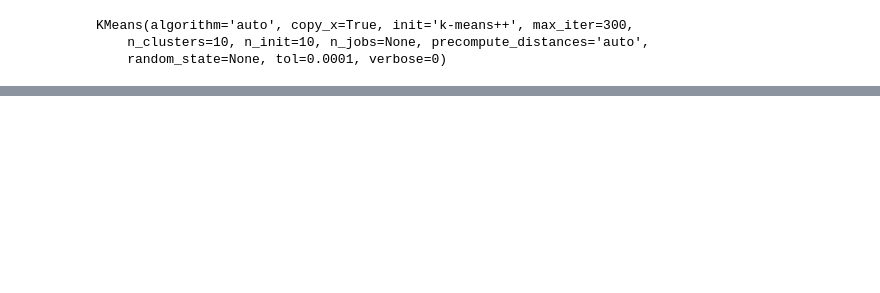
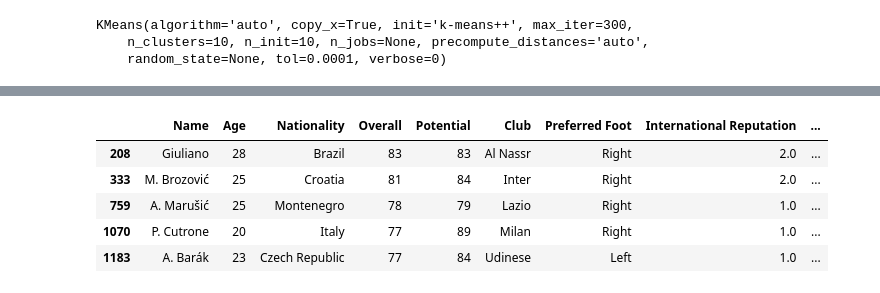
Before and after one commit to achmadwildan1888/Project-akhir-Data-analysis-and-machine-learning-model, a Jupyter notebook: machine learning model(K means)-checkpoint.ipynb, the cells around one changed output, grey strips where cells are left out. Saved outputs shown, nothing was run; the diff lists cells and outputs as text; code cells hidden in the pictures; blank space fills up the shorter version.

```diff
--- a/machine learning model(K means)-checkpoint.ipynb
+++ b/machine learning model(K means)-checkpoint.ipynb
@@ -119,0 +133,10 @@ PlotlyRequestError: No message
+# %%
+df['cluster'] = prediksi
+df[df.cluster == 1].head()
+# %% [output]
+|  | Name | Age | Nationality | Overall | Potential | Club | Preferred Foot | International Reputation | ... |
+| 208 | Giuliano | 28 | Brazil | 83 | 83 | Al Nassr | Right | 2.0 | ... |
+| 333 | M. Brozović | 25 | Croatia | 81 | 84 | Inter | Right | 2.0 | ... |
+| 759 | A. Marušić | 25 | Montenegro | 78 | 79 | Lazio | Right | 1.0 | ... |
+| 1070 | P. Cutrone | 20 | Italy | 77 | 89 | Milan | Right | 1.0 | ... |
+| 1183 | A. Barák | 23 | Czech Republic | 77 | 84 | Udinese | Left | 1.0 | ... |
```
Also changed, not shown: parts of 14 cells of this notebook, 3 other files.
